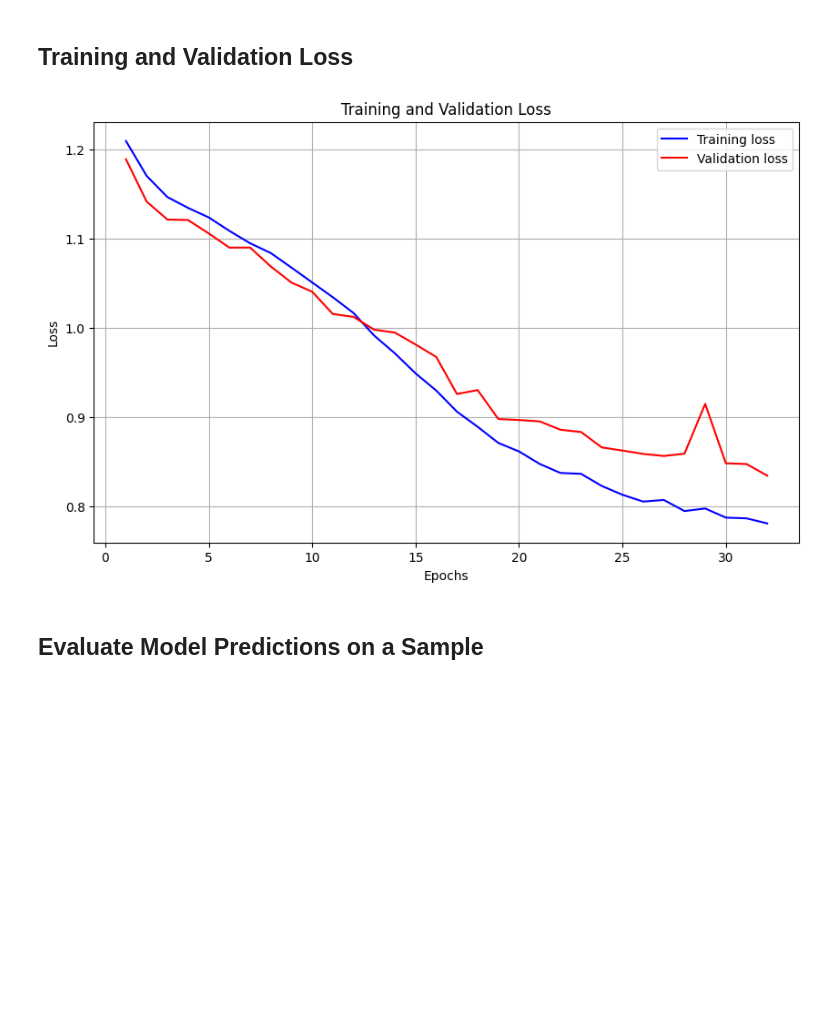
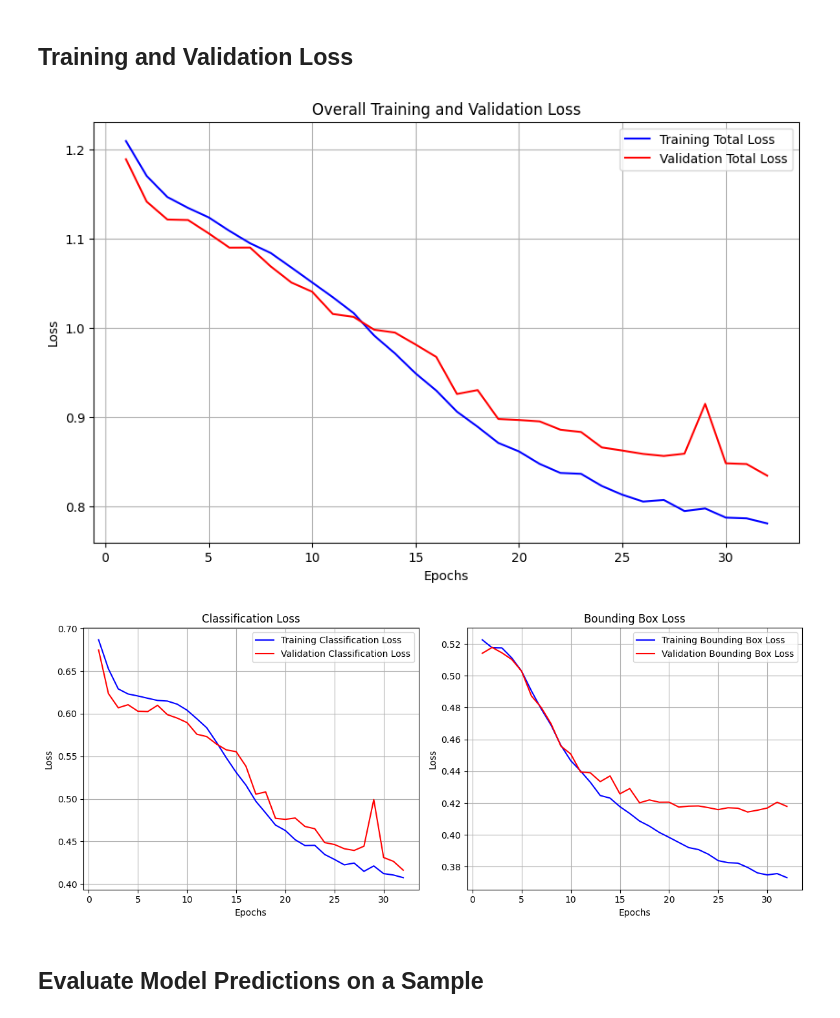
Before and after one commit to Trondster/CS4140, a Jupyter notebook: train/drone-classification.ipynb, the cells around one changed output. Drawn from its saved outputs; the diff is of its cells as text; code cells hidden in the pictures; blank space fills up the shorter version.

Commit message:
Added graphs for classification and bbox loss

```diff
--- a/train/drone-classification.ipynb
+++ b/train/drone-classification.ipynb
@@ -676,26 +676,57 @@ Test Classification Accuracy: 0.7941
 Test Bounding Box Loss (MSE): 0.4174
 # %% [markdown]
 ## Training and Validation Loss
-# %%
-import matplotlib.pyplot as plt
-
-# Assuming `history` object is available after model.fit
-# Extract loss values
-train_loss = history.history['loss']
-val_loss = history.history['val_loss']
-epochs = range(1, len(train_loss) + 1)
-
-plt.figure(figsize=(10, 6))
-plt.plot(epochs, train_loss, 'b', label='Training loss')
-plt.plot(epochs, val_loss, 'r', label='Validation loss')
-plt.title('Training and Validation Loss')
-plt.xlabel('Epochs')
-plt.ylabel('Loss')
-plt.legend()
-plt.grid(True)
-plt.show()
-# %% [output]
-[figure, removed]
+# %%
+import matplotlib.pyplot as plt
+
+# Extract loss values
+train_loss = history.history['loss']
+val_loss = history.history['val_loss']
+train_class_loss = history.history['classification_output_loss']
+val_class_loss = history.history['val_classification_output_loss']
+train_bbox_loss = history.history['bbox_output_loss']
+val_bbox_loss = history.history['val_bbox_output_loss']
+epochs = range(1, len(train_loss) + 1)
+
+# Figure 1: Overall Training and Validation Loss
+plt.figure(figsize=(10, 6))
+plt.plot(epochs, train_loss, 'b', label='Training Total Loss')
+plt.plot(epochs, val_loss, 'r', label='Validation Total Loss')
+plt.title('Overall Training and Validation Loss')
+plt.xlabel('Epochs')
+plt.ylabel('Loss')
+plt.legend()
+plt.grid(True)
+plt.show()
+
+# Figure 2: Classification and Bounding Box Losses
+plt.figure(figsize=(12, 5))
+
+# Subplot 1: Classification Loss
+plt.subplot(1, 2, 1) # 1 row, 2 columns, first plot
+plt.plot(epochs, train_class_loss, 'b', label='Training Classification Loss')
+plt.plot(epochs, val_class_loss, 'r', label='Validation Classification Loss')
+plt.title('Classification Loss')
+plt.xlabel('Epochs')
+plt.ylabel('Loss')
+plt.legend()
+plt.grid(True)
+
+# Subplot 2: Bounding Box Loss
+plt.subplot(1, 2, 2) # 1 row, 2 columns, second plot
+plt.plot(epochs, train_bbox_loss, 'b', label='Training Bounding Box Loss')
+plt.plot(epochs, val_bbox_loss, 'r', label='Validation Bounding Box Loss')
+plt.title('Bounding Box Loss')
+plt.xlabel('Epochs')
+plt.ylabel('Loss')
+plt.legend()
+plt.grid(True)
+
+plt.tight_layout() # Adjust layout to prevent overlapping titles/labels
+plt.show()
+# %% [output]
+[figure, added]
+[figure, added]
 # %% [markdown]
 ## Evaluate Model Predictions on a Sample
 # %%
```
